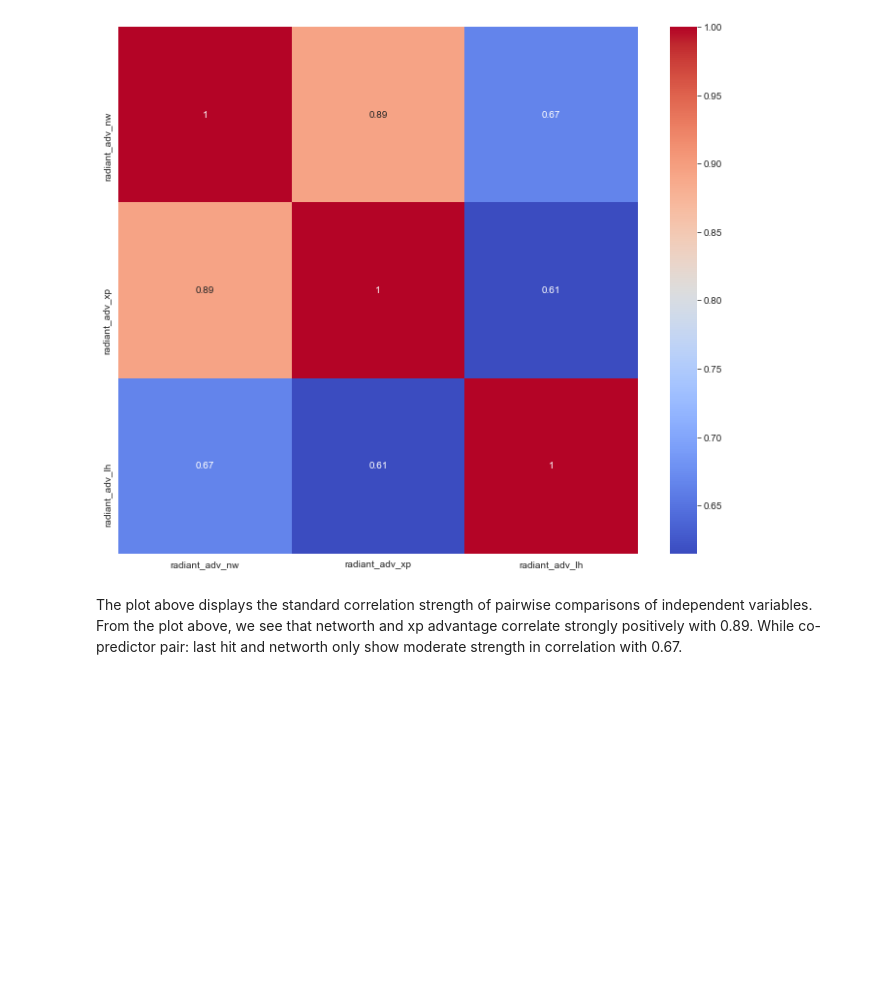
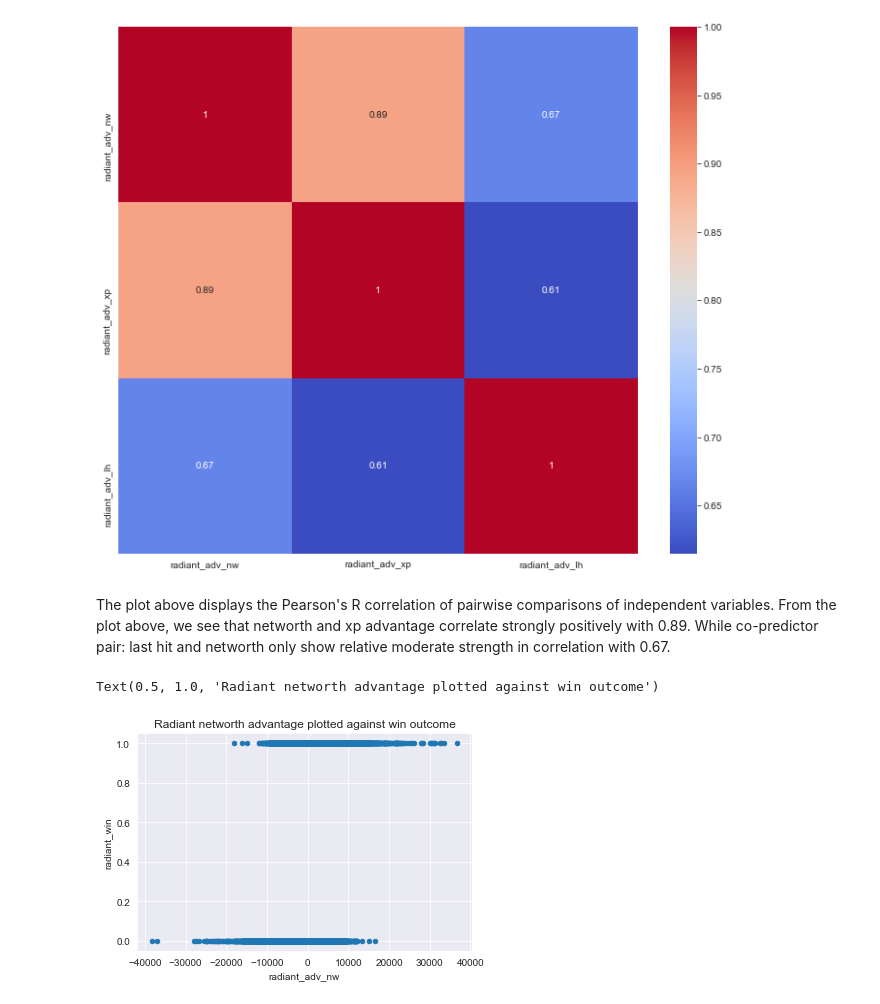
Before and after one commit to arneesser/Dota2_ML, a Jupyter notebook: eda.ipynb, the cells around one changed output. Drawn from its saved outputs; the diff is of its cells as text; code cells hidden in the pictures; blank space fills up the shorter version.

```diff
--- a/eda.ipynb
+++ b/eda.ipynb
@@ -86,4 +86,12 @@ sns.heatmap(ft_df.corr(), annot=True, cmap='coolwarm')
 <AxesSubplot:>
 [figure]
 # %% [markdown]
-The plot above displays the standard correlation strength of pairwise comparisons of independent variables. From the plot above, we see that networth and xp advantage correlate strongly positively with 0.89. While co-predictor pair: last hit and networth only show moderate strength in correlation with 0.67.
+The plot above displays the Pearson's R correlation of pairwise comparisons of independent variables. From the plot above, we see that networth and xp advantage correlate strongly positively with 0.89. While co-predictor pair: last hit and networth only show relative moderate strength in correlation with 0.67.
+# %%
+# scatterplots
+df['radiant_win'] = df['radiant_win'].astype(int)
+df.plot.scatter(x = 'radiant_adv_nw', y= 'radiant_win')
+plt.title('Radiant networth advantage plotted against win outcome')
+# %% [output]
+Text(0.5, 1.0, 'Radiant networth advantage plotted against win outcome')
+[figure, added]
```
Also changed, not shown: parts of 10 cells of this notebook, 1 other file.
